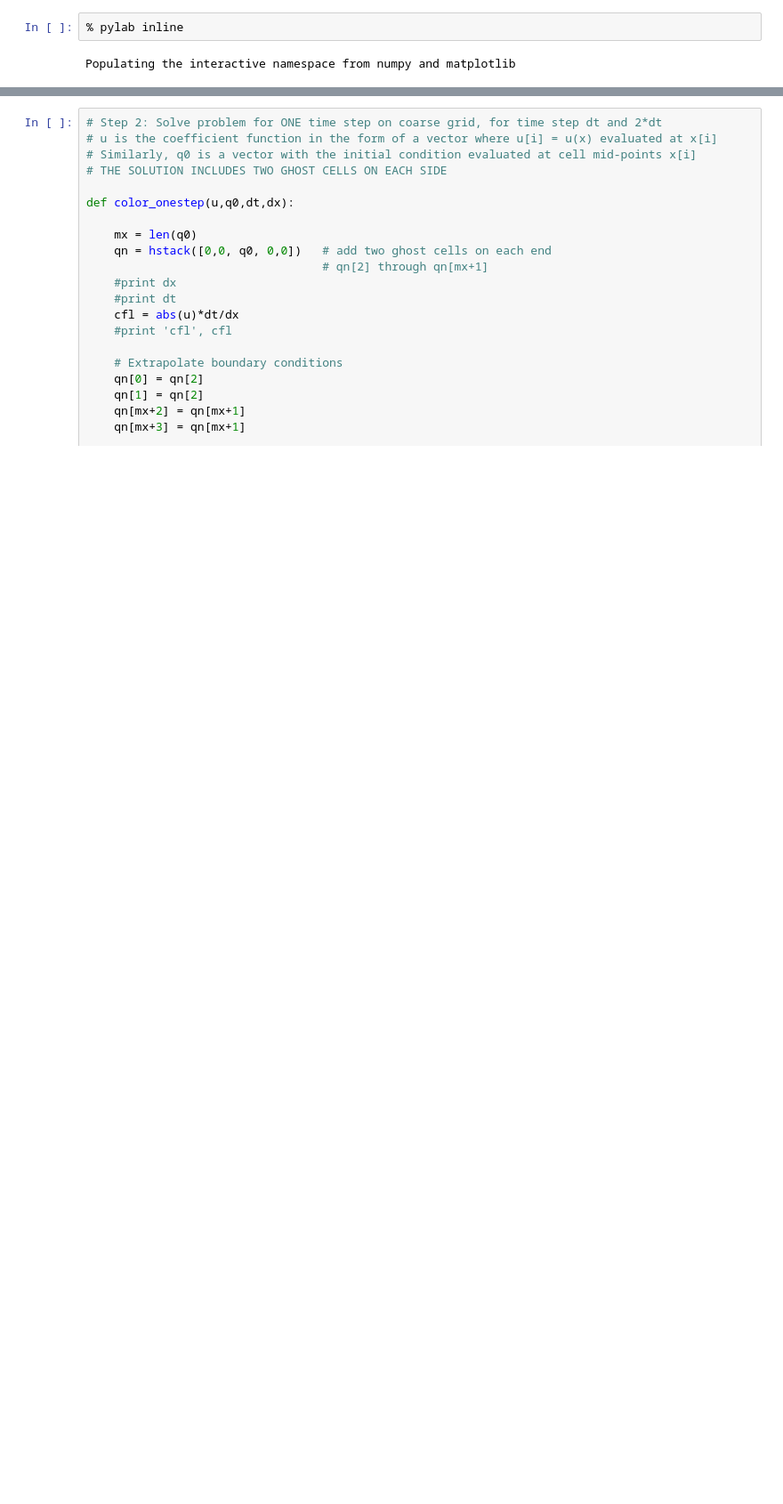
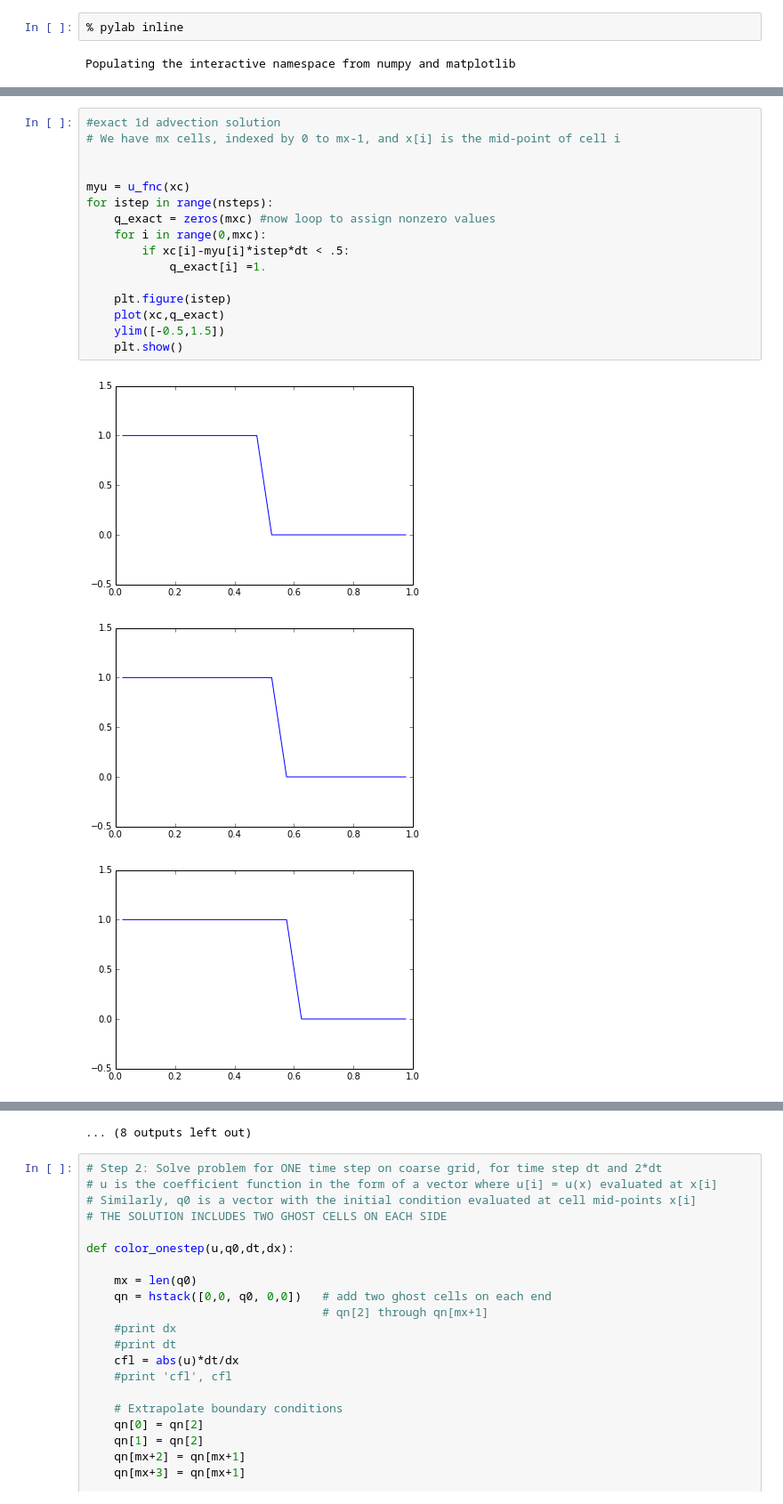
Before and after one commit to amath574w2015/am574-group03, a Jupyter notebook: amr_color_v2.ipynb, the cells around one changed output, grey strips where cells are left out. Shown at 89% size. Saved outputs shown, nothing was run; the diff lists cells and outputs as text; blank space fills up the shorter version.

```diff
--- a/amr_color_v2.ipynb
+++ b/amr_color_v2.ipynb
@@ -29,2 +29,22 @@ def u_fnc(x):
 
     return u
+# %%
+#exact 1d advection solution
+# We have mx cells, indexed by 0 to mx-1, and x[i] is the mid-point of cell i
+
+
+myu = u_fnc(xc)
+for istep in range(nsteps):
+    q_exact = zeros(mxc) #now loop to assign nonzero values
+    for i in range(0,mxc):
+        if xc[i]-myu[i]*istep*dt < .5:
+            q_exact[i] =1.
+
+    plt.figure(istep)
+    plot(xc,q_exact)
+    ylim([-0.5,1.5])
+    plt.show()
+# %% [output]
+[figure, added]
+[figure, added]
+[figure, added]
@@ -31,3 +60,4 @@ def u_fnc(x):
+... (8 outputs left out)
 # %%
 # Step 2: Solve problem for ONE time step on coarse grid, for time step dt and 2*dt
 # u is the coefficient function in the form of a vector where u[i] = u(x) evaluated at x[i]
```
Also changed, not shown: parts of 5 cells of this notebook.
